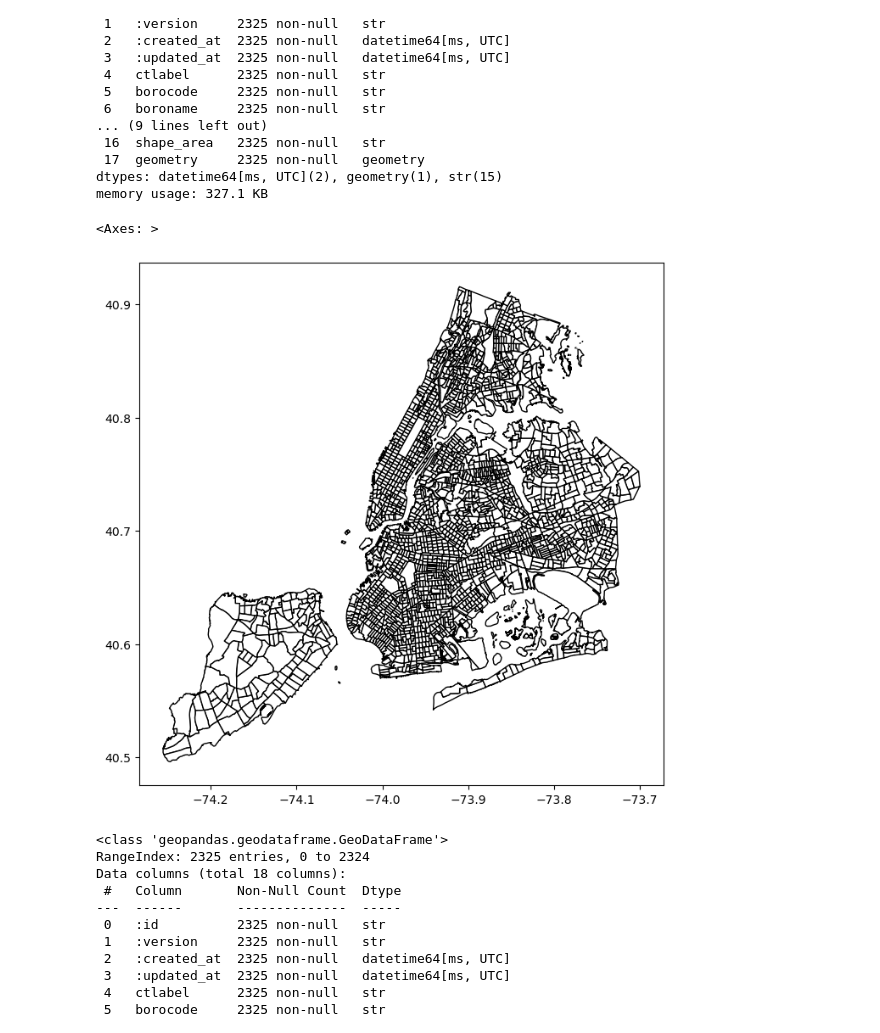
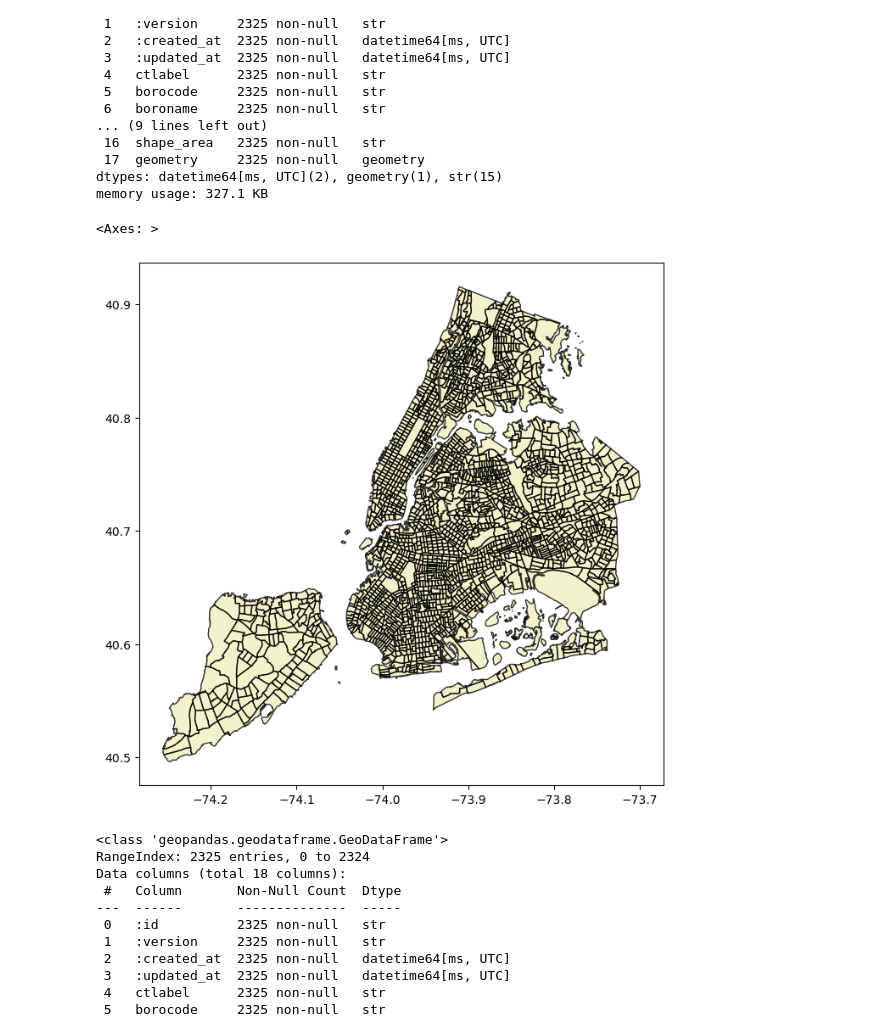
Before and after one commit to story645/odwny2026, a Jupyter notebook: content/n1_static.ipynb, the cells around one changed output. Saved outputs shown, nothing was run; the diff lists cells and outputs as text; code cells hidden in the pictures.

```diff
--- a/content/n1_static.ipynb
+++ b/content/n1_static.ipynb
@@ -127,10 +127,10 @@ Data columns (total 18 columns):
 dtypes: datetime64[ms, UTC](2), geometry(1), str(15)
 memory usage: 327.1 KB
 # %%
-gdf.plot(facecolor='w', edgecolor='k', figsize=(10,8))
+gdf.plot(facecolor=('y', .2), edgecolor=('k', .8), figsize=(10,8))
 # %% [output]
 <Axes: >
-[figure, old version]
+[figure, new version]
 # %%
 gdf.info()
 # %% [output]
```
Also changed, not shown: parts of 3 cells of this notebook, 4 other files.
